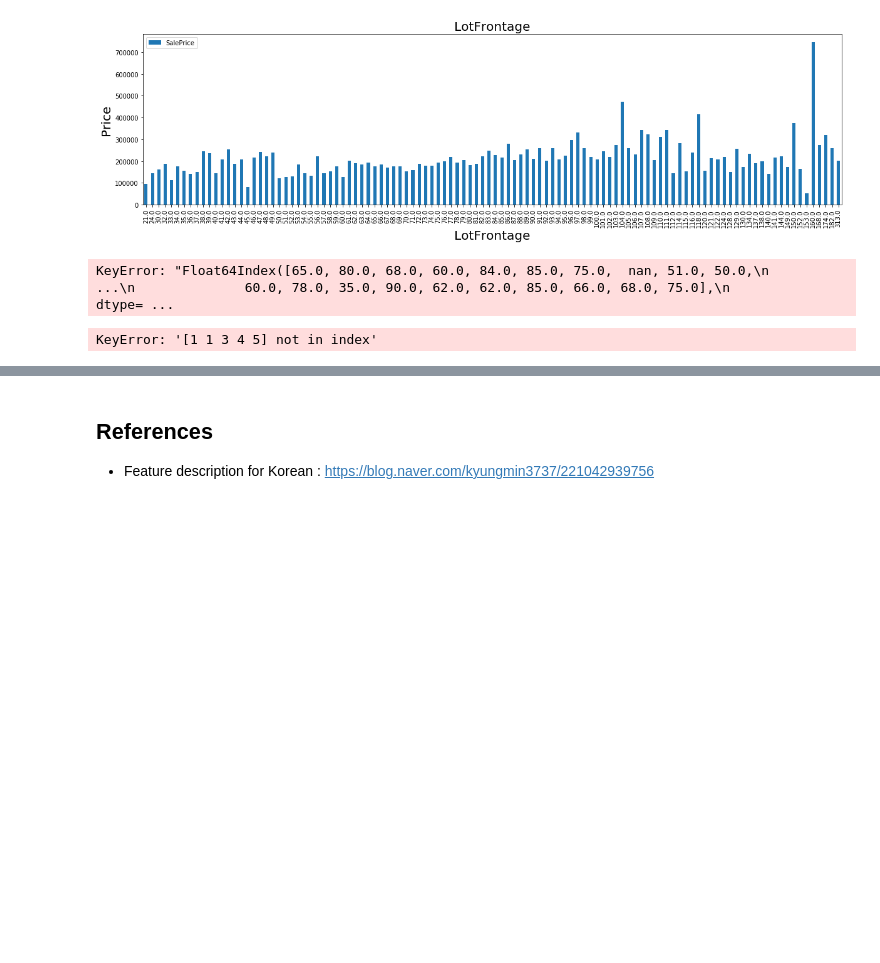
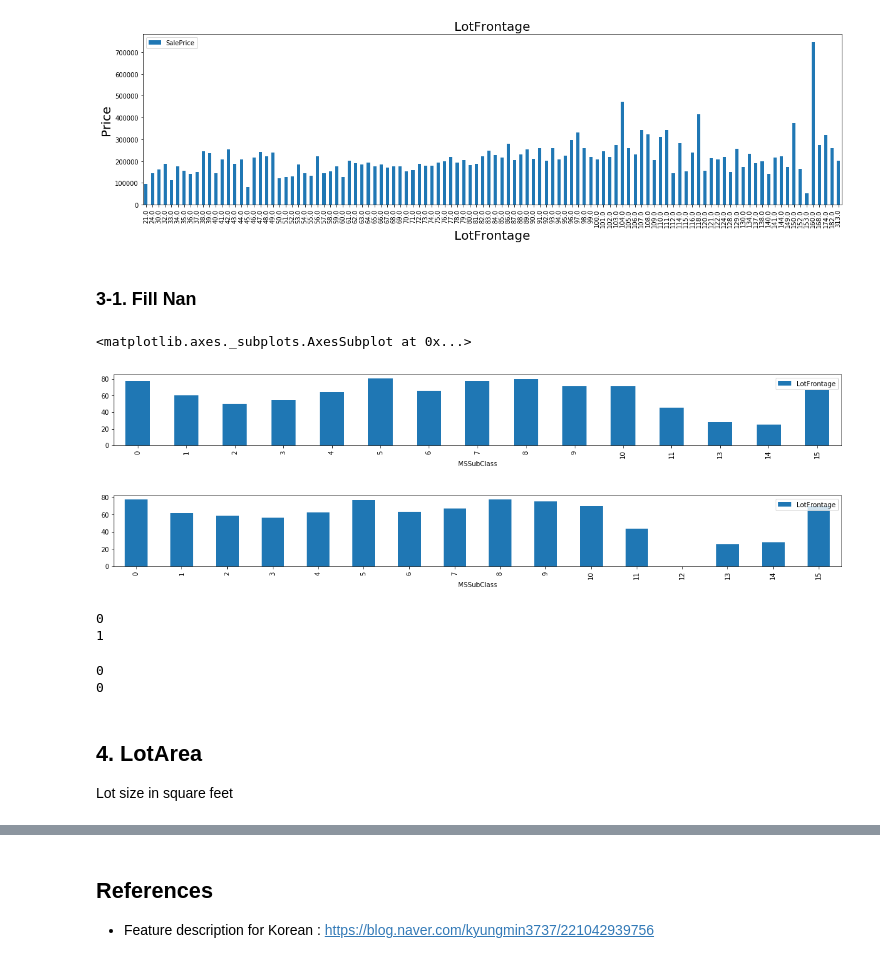
Before and after one commit to gjustin40/Kaggle, a Jupyter notebook: House-Prices/House_prices.ipynb, the cells around one changed output, grey strips where cells are left out. Cells and saved outputs as stored; diff of their text form; code cells hidden in the pictures; blank space fills up the shorter version.

```diff
--- a/House-Prices/House_prices.ipynb
+++ b/House-Prices/House_prices.ipynb
@@ -355,13 +372,12 @@ Kind of value unique :  [ 65.  80.  68.  60.  84.  85.  75.  nan  51.  50.  70.
 chart_bar('LotFrontage')
 # %% [output]
 [figure]
-# %%
-df = train[['SalePrice']].reindex(train['LotFrontage'])
-df.plot.scatter(x = df.index, y = df['SalePrice'])
-# %% [output]
-KeyError: "Float64Index([65.0, 80.0, 68.0, 60.0, 84.0, 85.0, 75.0,  nan, 51.0, 50.0,\n              ...\n              60.0, 78.0, 35.0, 90.0, 62.0, 62.0, 85.0, 66.0, 68.0, 75.0],\n             dtype= ...
-# %%
-df = pd.DataFrame({'a' : [1,1,3,4,5], 'b' : [1,2,3,4,5]})
-df.plot.scatter(x = df['a'], y = df['b'])
-# %% [output]
-KeyError: '[1 1 3 4 5] not in index'
+# %% [markdown]
+### 3-1. Fill Nan
+# %%
+train[['MSSubClass', 'LotFrontage']].groupby('MSSubClass').mean().plot(kind = 'bar', figsize = (20, 2))
+test[['MSSubClass', 'LotFrontage']].groupby('MSSubClass').mean().plot(kind = 'bar', figsize = (20, 2))
+# %% [output]
+<matplotlib.axes._subplots.AxesSubplot at 0x...>
+[figure, added]
+[figure, added]
@@ -367,0 +389,6 @@ KeyError: '[1 1 3 4 5] not in index'
+# %%
+print(train['LotFrontage'].isnull().sum())
+print(test['LotFrontage'].isnull().sum())
+# %% [output]
+0
+1
@@ -367,0 +397,9 @@ KeyError: '[1 1 3 4 5] not in index'
+# %%
+print(train['LotFrontage'].isnull().sum())
+print(test['LotFrontage'].isnull().sum())
+# %% [output]
+0
+0
+# %% [markdown]
+## 4. LotArea
+Lot size in square feet
```
Also changed, not shown: parts of 43 cells of this notebook.
